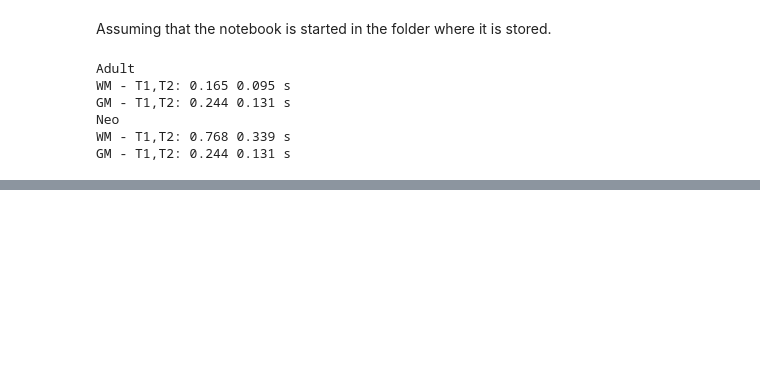
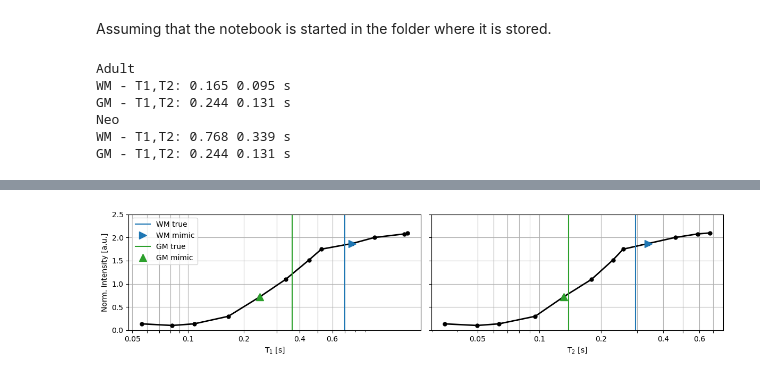
Before and after one commit to UNITY-Physics/unity_qa_paper, a Jupyter notebook: notebooks/contrast.ipynb, the cells around one changed output, grey strips where cells are left out. Cells and saved outputs as stored; diff of their text form; code cells hidden in the pictures; blank space fills up the shorter version.

```diff
--- a/notebooks/contrast.ipynb
+++ b/notebooks/contrast.ipynb
@@ -19,16 +22,19 @@ Assuming that the notebook is started in the folder where it is stored.
 # %%
 contrast_references = {'Adult':
                         {
-                            'WM': {'Seg':'T2', 'LabelValue':9},
-                            'GM': {'Seg':'T2', 'LabelValue':8}
+                            'WM': {'Seg':'T2', 'LabelValue':9, 'True_T2':0.081, 'True_T1':0.254},
+                            'GM': {'Seg':'T2', 'LabelValue':8, 'True_T2':0.105 ,'True_T1':0.377}
                         },
                         'Neo':
                         {
-                            'WM':{'Seg':'T2', 'LabelValue':4},
-                            'GM': {'Seg':'T2', 'LabelValue':8}
+                            'WM':{'Seg':'T2', 'LabelValue':4, 'True_T2':0.294, 'True_T1':0.702},
+                            'GM': {'Seg':'T2', 'LabelValue':8, 'True_T2':0.139, 'True_T1':0.364}
                         }
                     }
 df = pd.read_csv('../data/contrast_df.csv')
+
+df.drop(df[(df['Subject'] == 'P0020') & (df['Session'] == '20240419161029')].index, inplace=True)
+
 df = add_relaxometry(df, '../results')
 df = add_temperature_w0(df, '../data')
 df_con = calc_contrast(df, contrast_references)
@@ -130,3 +58,37 @@ plt.show()
+# %%
+MnCl_thr = 1
+data=df[(df['Seg']=='T2') & (df['Run']==1) & (df['Conc'] < MnCl_thr) & (df['Subject']=='P0004') & (df['Session']=='20230629100751')]
+data = data.sort_values(by='T2')
+
+fig, axes = plt.subplots(1,2, figsize=(12,3))
+
+for i,k in enumerate(['T1', 'T2']):
+    ax = axes[i]
+    ax.semilogx(data[k],data['Mean'], 'o-k', linewidth=2, markersize=5)
+    ax.grid('both')
+    ax.set_xlabel(f'{k} [s]')
+    ax.set_ylabel('Norm. Intensity [a.u.]')
+    ax.set_xticks([0.05, 0.06, 0.07, 0.08, 0.09, 0.1, 0.2, 0.3, 0.4, 0.5, 0.6, 0.7], [0.05, '', '', '', '', 0.1, 0.2, '', 0.4, '', 0.6,''])
+
+    ax.plot([contrast_references['Neo']['WM'][f'True_{k}']]*2, [0, 2.5], color='C00', label='WM true')
+    mimic_data = data[data['LabelValue']==contrast_references['Neo']['WM']['LabelValue']]
+    ax.plot(mimic_data[k], mimic_data['Mean'], '>', color='C00', markersize=10, label='WM mimic')
+
+    ax.plot([contrast_references['Neo']['GM'][f'True_{k}']]*2, [0, 2.5], color='C02', label='GM true')
+    mimic_data = data[data['LabelValue']==contrast_references['Neo']['GM']['LabelValue']]
+    ax.plot(mimic_data[k], mimic_data['Mean'], '^', color='C02', markersize=10, label='GM mimic')
+
+    ax.set_ylim([0,2.5])
+
+axes[0].set_xlabel(r'T$_1$ [s]')
+axes[1].set_xlabel(r'T$_2$ [s]')
+axes[1].set_ylabel(None)
+axes[1].set_yticklabels([])
+axes[0].legend()
+plt.tight_layout()
+plt.show()
+# %% [output]
+[figure, added]
 # %%
 sns.set_theme()
 
```
Also changed, not shown: parts of 7 cells of this notebook, 7 other files.
